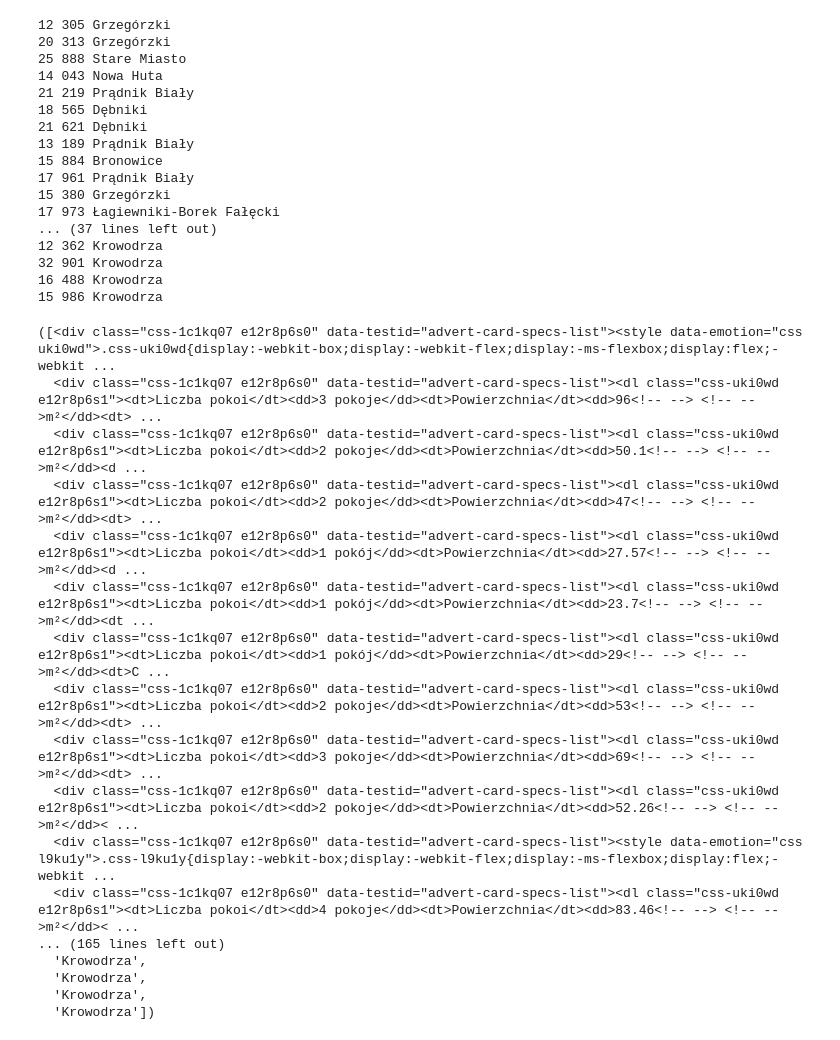
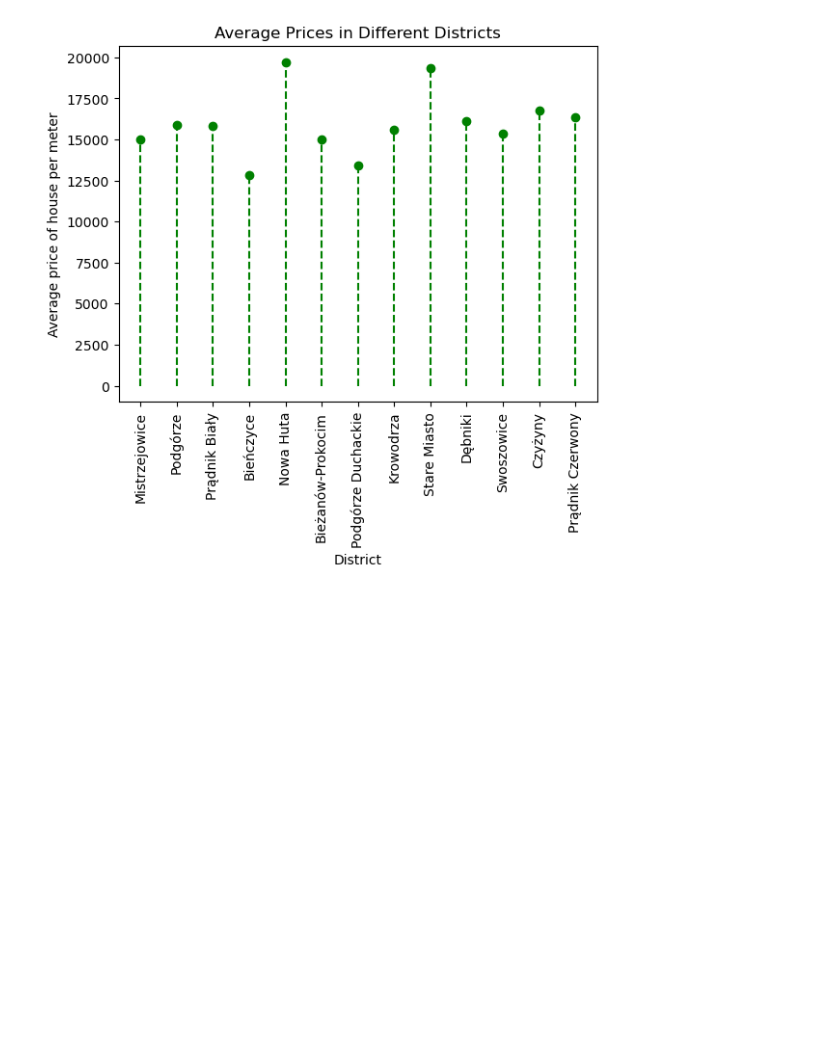
Before and after one commit to matipt2/PriceVisualization, a Jupyter notebook: bsoupParsing.ipynb, the cells around one changed output. Drawn from its saved outputs; the diff is of its cells as text; code cells hidden in the pictures; blank space fills up the shorter version.

```diff
--- a/bsoupParsing.ipynb
+++ b/bsoupParsing.ipynb
@@ -168,61 +130,46 @@ Czyżyny 677000.0
 # %%
 def get_prices_per_meter(url, max_pages):
-
-     for page_num in range(1, max_pages+1):
-        prices = []
-        districts = []
+    price_list = []
+    districts = []
+    for page_num in range(1, max_pages + 1):
         url_with_page = f"{url}&page={page_num}"
         soup = get_data_from_page(url_with_page)
         prices = soup.find_all(class_='css-1c1kq07 e12r8p6s0')
         streets = soup.find_all('p', class_='css-1dvtw4c e12u5vlm0')
-        for price, street in zip(prices,streets):
+        for price, street in zip(prices, streets):
             district = street.text.strip().split(',')[-3].strip()
             price_pattern = r'Cena za metr kwadratowy([\d\s]+)zł/m²'
             price_match = re.search(price_pattern, price.get_text())
             if price_match:
                 price_to_print = price_match.group(1)
-                prices.append(price_to_print)
+                clean_price = unidecode.unidecode(price_to_print)
+                price_list.append(float(clean_price.replace(" ", "")))
                 districts.append(district)
-                print(price_to_print+""+district)
+                #print(price_to_print + "" + district)
             else:
                 continue
-        return prices,districts
+    return districts, price_list
 
 
-url = 'https://www.otodom.pl/pl/wyniki/sprzedaz/mieszkanie/malopolskie/krakow/krakow/krakow?viewType=listing&limit=72&page=2'
-get_prices_per_meter(url,1)
+def average_prices_for_each_district_per_meter(url, max_pages):
+    districts, price_list = get_prices_per_meter(url, max_pages)
+    average_arr = []
+    unique_districts = list(set(districts))
+    for district in unique_districts:
+        prices_for_district = [price_list[i] for i in range(len(districts)) if districts[i] == district]
+        average = sum(prices_for_district) / len(prices_for_district)
+        average_arr.append(average)
+        #print(f"{district} {average}")
+
+    return average_arr, unique_districts
-# %% [output]
-12 305 Grzegórzki
-20 313 Grzegórzki
-25 888 Stare Miasto
-14 043 Nowa Huta
-21 219 Prądnik Biały
-18 565 Dębniki
-21 621 Dębniki
-13 189 Prądnik Biały
-15 884 Bronowice
-17 961 Prądnik Biały
-15 380 Grzegórzki
-17 973 Łagiewniki-Borek Fałęcki
-... (37 lines left out)
-12 362 Krowodrza
-32 901 Krowodrza
-16 488 Krowodrza
-15 986 Krowodrza
-([<div class="css-1c1kq07 e12r8p6s0" data-testid="advert-card-specs-list"><style data-emotion="css uki0wd">.css-uki0wd{display:-webkit-box;display:-webkit-flex;display:-ms-flexbox;display:flex;-webkit ...
-  <div class="css-1c1kq07 e12r8p6s0" data-testid="advert-card-specs-list"><dl class="css-uki0wd e12r8p6s1"><dt>Liczba pokoi</dt><dd>3 pokoje</dd><dt>Powierzchnia</dt><dd>96<!-- --> <!-- -->m²</dd><dt> ...
-  <div class="css-1c1kq07 e12r8p6s0" data-testid="advert-card-specs-list"><dl class="css-uki0wd e12r8p6s1"><dt>Liczba pokoi</dt><dd>2 pokoje</dd><dt>Powierzchnia</dt><dd>50.1<!-- --> <!-- -->m²</dd><d ...
-  <div class="css-1c1kq07 e12r8p6s0" data-testid="advert-card-specs-list"><dl class="css-uki0wd e12r8p6s1"><dt>Liczba pokoi</dt><dd>2 pokoje</dd><dt>Powierzchnia</dt><dd>47<!-- --> <!-- -->m²</dd><dt> ...
-  <div class="css-1c1kq07 e12r8p6s0" data-testid="advert-card-specs-list"><dl class="css-uki0wd e12r8p6s1"><dt>Liczba pokoi</dt><dd>1 pokój</dd><dt>Powierzchnia</dt><dd>27.57<!-- --> <!-- -->m²</dd><d ...
-  <div class="css-1c1kq07 e12r8p6s0" data-testid="advert-card-specs-list"><dl class="css-uki0wd e12r8p6s1"><dt>Liczba pokoi</dt><dd>1 pokój</dd><dt>Powierzchnia</dt><dd>23.7<!-- --> <!-- -->m²</dd><dt ...
-  <div class="css-1c1kq07 e12r8p6s0" data-testid="advert-card-specs-list"><dl class="css-uki0wd e12r8p6s1"><dt>Liczba pokoi</dt><dd>1 pokój</dd><dt>Powierzchnia</dt><dd>29<!-- --> <!-- -->m²</dd><dt>C ...
-  <div class="css-1c1kq07 e12r8p6s0" data-testid="advert-card-specs-list"><dl class="css-uki0wd e12r8p6s1"><dt>Liczba pokoi</dt><dd>2 pokoje</dd><dt>Powierzchnia</dt><dd>53<!-- --> <!-- -->m²</dd><dt> ...
-  <div class="css-1c1kq07 e12r8p6s0" data-testid="advert-card-specs-list"><dl class="css-uki0wd e12r8p6s1"><dt>Liczba pokoi</dt><dd>3 pokoje</dd><dt>Powierzchnia</dt><dd>69<!-- --> <!-- -->m²</dd><dt> ...
-  <div class="css-1c1kq07 e12r8p6s0" data-testid="advert-card-specs-list"><dl class="css-uki0wd e12r8p6s1"><dt>Liczba pokoi</dt><dd>2 pokoje</dd><dt>Powierzchnia</dt><dd>52.26<!-- --> <!-- -->m²</dd>< ...
-  <div class="css-1c1kq07 e12r8p6s0" data-testid="advert-card-specs-list"><style data-emotion="css l9ku1y">.css-l9ku1y{display:-webkit-box;display:-webkit-flex;display:-ms-flexbox;display:flex;-webkit ...
-  <div class="css-1c1kq07 e12r8p6s0" data-testid="advert-card-specs-list"><dl class="css-uki0wd e12r8p6s1"><dt>Liczba pokoi</dt><dd>4 pokoje</dd><dt>Powierzchnia</dt><dd>83.46<!-- --> <!-- -->m²</dd>< ...
-... (165 lines left out)
-  'Krowodrza',
-  'Krowodrza',
-  'Krowodrza',
-  'Krowodrza'])
+# %%
+url = "https://www.otodom.pl/pl/wyniki/sprzedaz/mieszkanie/malopolskie/krakow/krakow/krakow?viewType=listing&limit=72&page=2"
+districts, prices_per_meter = average_prices_for_each_district_per_meter(url, 3)
+plt.stem(prices_per_meter,districts, linefmt='g--', markerfmt='go', basefmt=' ')
+plt.xlabel('District')
+plt.ylabel('Average price of house per meter')
+plt.xticks(rotation=90)
+plt.title('Average Prices in Different Districts')
+plt.show()
+# %% [output]
+[figure, added]
```
Also changed, not shown: parts of 4 cells of this notebook.
